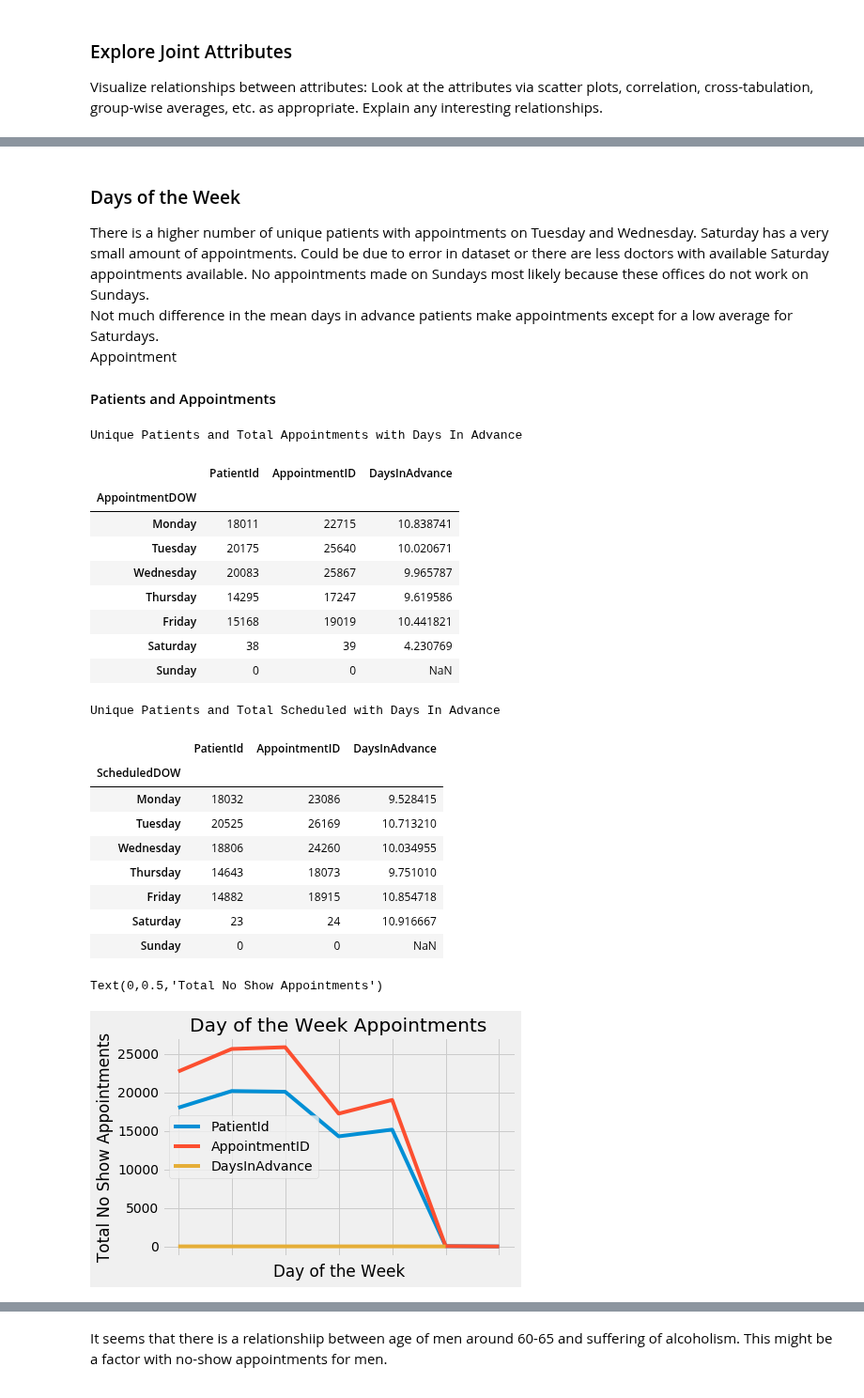
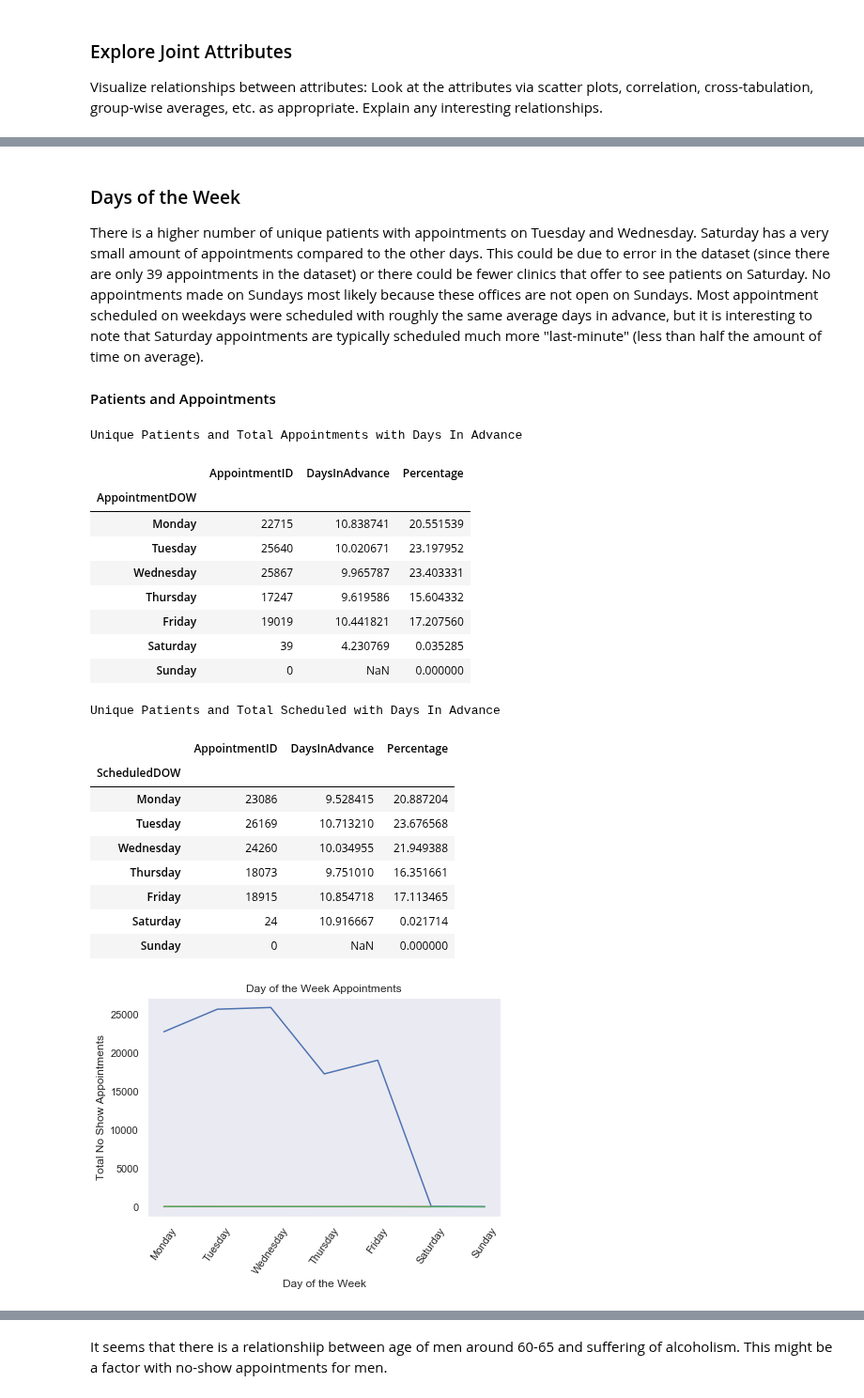
Before and after one commit to cdmorgan103/7331DataMiningNoShow, a Jupyter notebook: 7331DataMiningNoShow_CR.ipynb, the cells around one changed output, grey strips where cells are left out. Shown at 94% size. Drawn from its saved outputs; the diff is of its cells as text; code cells hidden in the pictures.

```diff
--- a/7331DataMiningNoShow_CR.ipynb
+++ b/7331DataMiningNoShow_CR.ipynb
@@ -370,7 +371,10 @@ Seniors have a tendency to have the highest day in advance that appointment is s
 #### Patients and Appointments
 # %%
-agerange_by_gender = df.groupby(['Gender','age_range']).agg({'PatientId':'nunique','AppointmentID':'nunique','DaysInAdvance':'mean'})
+agerange_by_gender = df.groupby(['Gender','age_range']).agg({'AppointmentID':'nunique','DaysInAdvance':'mean'})
 print("Total appointments per Gender and Age Group ")
+#agerange_by_gender.columns
+total = len(df)
+agerange_by_gender['Percentage'] = agerange_by_gender.AppointmentID / total * 100
 agerange_by_gender
 # %% [output]
 Total appointments per Gender and Age Group
@@ -385,10 +389,6 @@ Total appointments per Gender and Age Group
 # %% [markdown]
 ### Days of the Week
-There is a higher number of unique patients with appointments on Tuesday and Wednesday.
-Saturday has a very small amount of appointments. Could be due to error in dataset or there are less doctors with available Saturday appointments available.
-No appointments made on Sundays most likely because these offices do not work on Sundays.
-<br>Not much difference in the mean days in advance patients make appointments except for a low average for Saturdays.
-<br>Appointment
+There is a higher number of unique patients with appointments on Tuesday and Wednesday. Saturday has a very small amount of appointments compared to the other days. This could be due to error in the dataset (since there are only 39 appointments in the dataset) or there could be fewer clinics that offer to see patients on Saturday. No appointments made on Sundays most likely because these offices are not open on Sundays. Most appointment scheduled on weekdays were scheduled with roughly the same average days in advance, but it is interesting to note that Saturday appointments are typically scheduled much more "last-minute" (less than half the amount of time on average).
 
 #### Patients and Appointments
 # %%
@@ -396,39 +396,41 @@ No appointments made on Sundays most likely because these offices do not work on
 df['AppointmentDOW'] = pd.Categorical(df['AppointmentDOW'], categories=['Monday','Tuesday','Wednesday','Thursday','Friday','Saturday', 'Sunday'], ordered=True)
 df['ScheduledDOW'] = pd.Categorical(df['ScheduledDOW'], categories=['Monday','Tuesday','Wednesday','Thursday','Friday','Saturday', 'Sunday'], ordered=True)
 # %%
-appt_by_DOW = df.groupby(['AppointmentDOW']).agg({'PatientId':'nunique','AppointmentID':'nunique','DaysInAdvance':'mean'})
+appt_by_DOW = df.groupby(['AppointmentDOW']).agg({'AppointmentID':'nunique','DaysInAdvance':'mean'})
 print("Unique Patients and Total Appointments with Days In Advance")
+appt_by_DOW['Percentage'] = appt_by_DOW.AppointmentID / total * 100
 appt_by_DOW.sort_index()
 # %% [output]
 Unique Patients and Total Appointments with Days In Advance
-|  | PatientId | AppointmentID | DaysInAdvance |
+|  | AppointmentID | DaysInAdvance | Percentage |
 | AppointmentDOW |  |  |  |
-| Monday | 18011 | 22715 | 10.838741 |
-| Tuesday | 20175 | 25640 | 10.020671 |
-| Wednesday | 20083 | 25867 | 9.965787 |
-| Thursday | 14295 | 17247 | 9.619586 |
-| Friday | 15168 | 19019 | 10.441821 |
-| Saturday | 38 | 39 | 4.230769 |
-| Sunday | 0 | 0 | NaN |
+| Monday | 22715 | 10.838741 | 20.551539 |
+| Tuesday | 25640 | 10.020671 | 23.197952 |
+| Wednesday | 25867 | 9.965787 | 23.403331 |
+| Thursday | 17247 | 9.619586 | 15.604332 |
+| Friday | 19019 | 10.441821 | 17.207560 |
+| Saturday | 39 | 4.230769 | 0.035285 |
+| Sunday | 0 | NaN | 0.000000 |
 # %%
-sch_by_DOW = df.groupby(['ScheduledDOW']).agg({'PatientId':'nunique','AppointmentID':'nunique','DaysInAdvance':'mean'})
+sch_by_DOW = df.groupby(['ScheduledDOW']).agg({'AppointmentID':'nunique','DaysInAdvance':'mean'})
 print("Unique Patients and Total Scheduled with Days In Advance")
+sch_by_DOW['Percentage'] = sch_by_DOW.AppointmentID / total * 100
 sch_by_DOW.sort_index()
 # %% [output]
 Unique Patients and Total Scheduled with Days In Advance
-|  | PatientId | AppointmentID | DaysInAdvance |
+|  | AppointmentID | DaysInAdvance | Percentage |
 | ScheduledDOW |  |  |  |
-| Monday | 18032 | 23086 | 9.528415 |
-| Tuesday | 20525 | 26169 | 10.713210 |
-| Wednesday | 18806 | 24260 | 10.034955 |
-| Thursday | 14643 | 18073 | 9.751010 |
-| Friday | 14882 | 18915 | 10.854718 |
-| Saturday | 23 | 24 | 10.916667 |
-| Sunday | 0 | 0 | NaN |
+| Monday | 23086 | 9.528415 | 20.887204 |
+| Tuesday | 26169 | 10.713210 | 23.676568 |
+| Wednesday | 24260 | 10.034955 | 21.949388 |
+| Thursday | 18073 | 9.751010 | 16.351661 |
+| Friday | 18915 | 10.854718 | 17.113465 |
+| Saturday | 24 | 10.916667 | 0.021714 |
+| Sunday | 0 | NaN | 0.000000 |
 # %%
-plot_by_DOW = appt_by_DOW.plot(title='Day of the Week Appointments')
+plot_by_DOW = appt_by_DOW.plot(title='Day of the Week Appointments', legend=False)
 plot_by_DOW.set_xlabel('Day of the Week')
 plot_by_DOW.set_ylabel('Total No Show Appointments')
+_ = plot_by_DOW.set_xticklabels(['0'] + list(sch_by_DOW.index), rotation=55)
 # %% [output]
-Text(0,0.5,'Total No Show Appointments')
-[figure, old version]
+[figure, new version]
```
Also changed, not shown: parts of 60 cells of this notebook.
